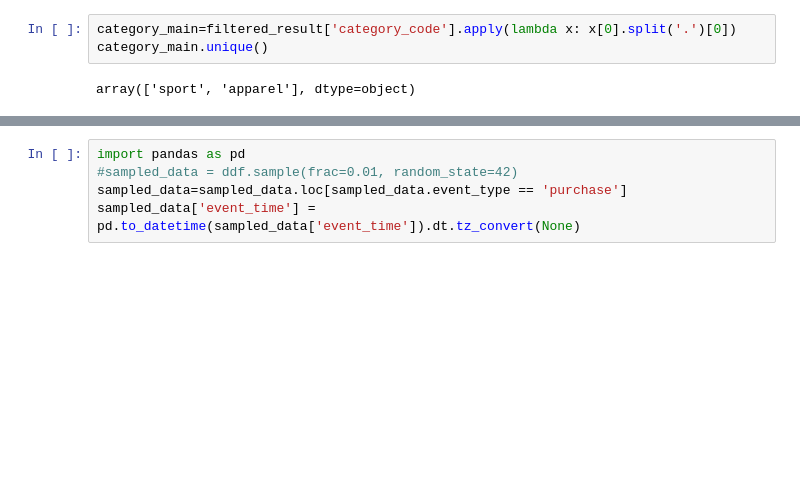
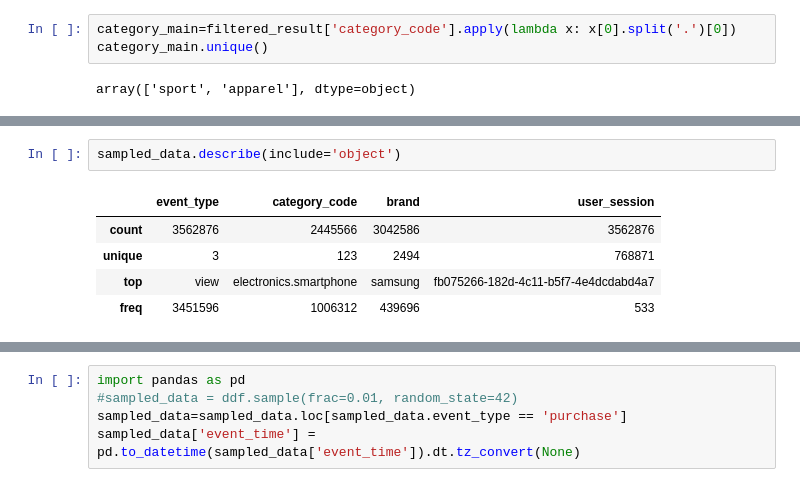
Before and after one commit to joyuno/User-Segmentation-and-Membership-System-Using-RFM-Analysis, a Jupyter notebook: ecommerce_eda_ipynb의_사본.ipynb, the cells around one changed output, grey strips where cells are left out. Drawn from its saved outputs; the diff is of its cells as text; blank space fills up the shorter version.

```diff
--- a/ecommerce_eda_ipynb의_사본.ipynb
+++ b/ecommerce_eda_ipynb의_사본.ipynb
@@ -152,0 +284,8 @@ array(['sport', 'apparel'], dtype=object)
+# %%
+sampled_data.describe(include='object')
+# %% [output]
+|  | event_type | category_code | brand | user_session |
+| count | 3562876 | 2445566 | 3042586 | 3562876 |
+| unique | 3 | 123 | 2494 | 768871 |
+| top | view | electronics.smartphone | samsung | fb075266-182d-4c11-b5f7-4e4dcdabd4a7 |
+| freq | 3451596 | 1006312 | 439696 | 533 |
```
Also changed, not shown: parts of 18 cells of this notebook.
